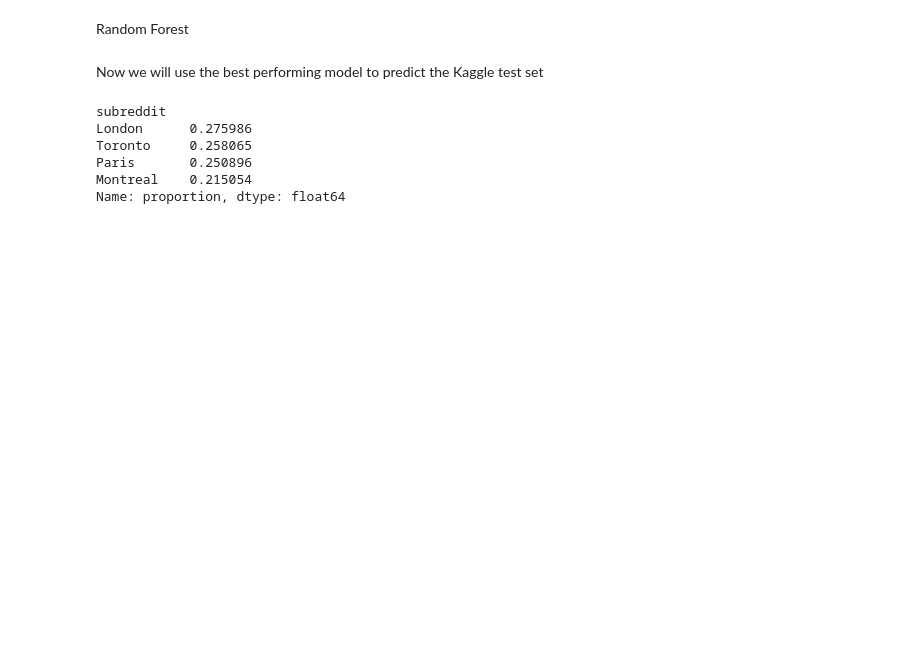
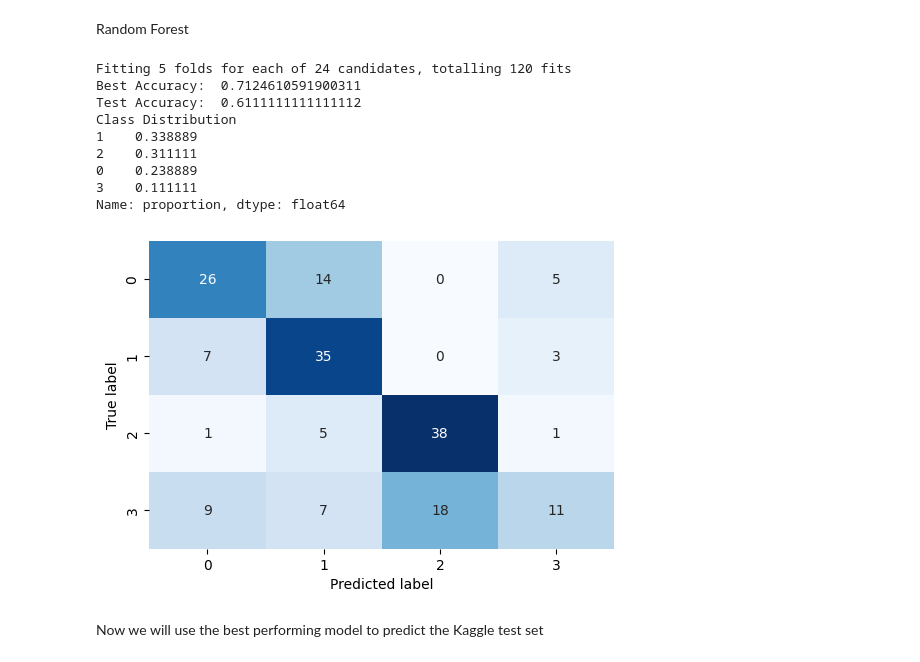
Before and after one commit to faverogian/ECSE551, a Jupyter notebook: Project 2/testing.ipynb, the cells around one changed output. Saved outputs shown, nothing was run; the diff lists cells and outputs as text; code cells hidden in the pictures; blank space fills up the shorter version.

```diff
--- a/Project 2/testing.ipynb
+++ b/Project 2/testing.ipynb
@@ -7,14 +7,17 @@ from sklearn.model_selection import train_test_split
 
 # Load dataset
 import pandas as pd
-df = pd.read_csv('Datasets/train_cleaned.csv')
 
-# Split dataset into training and testing
-X_df = df['body']
-y_df = df['subreddit']
-y_df = y_df.map({'Toronto': 0, 'London': 1, 'Paris': 2, 'Montreal': 3})
+# Data has already been split and cleaned
+train_df = pd.read_csv('Datasets/train_cleaned.csv')
+X_train = train_df['body']
+y_train = train_df['subreddit']
+y_train = y_train.map({'Toronto': 0, 'London': 1, 'Paris': 2, 'Montreal': 3})
 
-X_train, X_test, y_train, y_test = train_test_split(X_df, y_df, stratify=y_df, random_state=42)
+test_df = pd.read_csv('Datasets/test_w_labels_cleaned.csv')
+X_test = test_df['body']
+y_test = test_df['subreddit']
+y_test = y_test.map({'Toronto': 0, 'London': 1, 'Paris': 2, 'Montreal': 3})
 # %%
 # Print a nice confusion matrix between y_pred and y_test
 from sklearn.metrics import confusion_matrix
@@ -263,33 +314,44 @@ from sklearn.ensemble import RandomForestClassifier
 pipeline = Pipeline([
     ('vectorizer', TfidfVectorizer()),
     ('classifier', OneVsRestClassifier(RandomForestClassifier()))
 ])
 
 param_grid = {
-    'vectorizer__max_features': [500, 1000, 3000],
+    'vectorizer__max_features': [1000, 3000],
     'vectorizer__ngram_range': [(1, 1), (1, 2)],
-    'classifier__estimator__n_estimators': [50, 100, 200],
-    'classifier__estimator__max_depth': [10, 20, 30, 50],
+    'classifier__estimator__n_estimators': [50, 100],
+    'classifier__estimator__max_depth': [20, 30, 50],
 }
 
 # Create GridSearchCV instance
 grid_search = GridSearchCV(pipeline, param_grid, cv=5, scoring='accuracy', verbose=1, n_jobs=-1)
 
 # Perform the grid search
 grid_search.fit(X_train, y_train)
 
 # Assign model to a variable
 best_rfc = grid_search.best_estimator_
 
 # Print the best parameters and corresponding accuracy
 print("Best Accuracy: ", grid_search.best_score_)
 test_accuracy = grid_search.score(X_test, y_test)
 print("Test Accuracy: ", test_accuracy)
 
 # Print distribution of y_pred
 y_pred = grid_search.predict(X_test)
 print('Class Distribution')
 print(pd.Series(y_pred).value_counts(normalize=True))
 
 conf_mat = confusion_matrix(y_test, y_pred)
 plot_conf_mat(conf_mat)
+# %% [output]
+Fitting 5 folds for each of 24 candidates, totalling 120 fits
+Best Accuracy:  0.7124610591900311
+Test Accuracy:  0.6111111111111112
+Class Distribution
+1    0.338889
+2    0.311111
+0    0.238889
+3    0.111111
+Name: proportion, dtype: float64
+[figure, added]
@@ -322,13 +359,13 @@ feature_importance_df.head(20)
 Now we will use the best performing model to predict the Kaggle test set
 # %%
 # Load a model
-best_model = best_svm
+best_model = best_lr
 
 # Fit the model
-best_model.fit(X_df, y_df)
+best_model.fit(X_train, y_train)
 
 # Load the Kaggle test set
-kaggle_test = pd.read_csv('Datasets/test_cleaned.csv')
+kaggle_test = pd.read_csv('Datasets/Kaggle/test_cleaned.csv')
 
 # Make predictions on the Kaggle test set
 kaggle_test_pred = best_model.predict(kaggle_test['body'])
@@ -346,10 +383,8 @@ kaggle_test_df.to_csv('Datasets/kaggle_test_predictions.csv', index=False)
 
 # See distribution of classes in Kaggle test set
 kaggle_test_df['subreddit'].value_counts(normalize=True)
+
+# Make df of kaggle test and predictions
+kaggle_test_df = pd.DataFrame(kaggle_test)
+kaggle_test_df['subreddit'] = kaggle_test_pred
+kaggle_test_df['subreddit'] = kaggle_test_df['subreddit'].map({0: 'Toronto', 1: 'London', 2: 'Paris', 3: 'Montreal'})
-# %% [output]
-subreddit
-London      0.275986
-Toronto     0.258065
-Paris       0.250896
-Montreal    0.215054
-Name: proportion, dtype: float64
```
Also changed, not shown: parts of 6 cells of this notebook, 13 other files.
